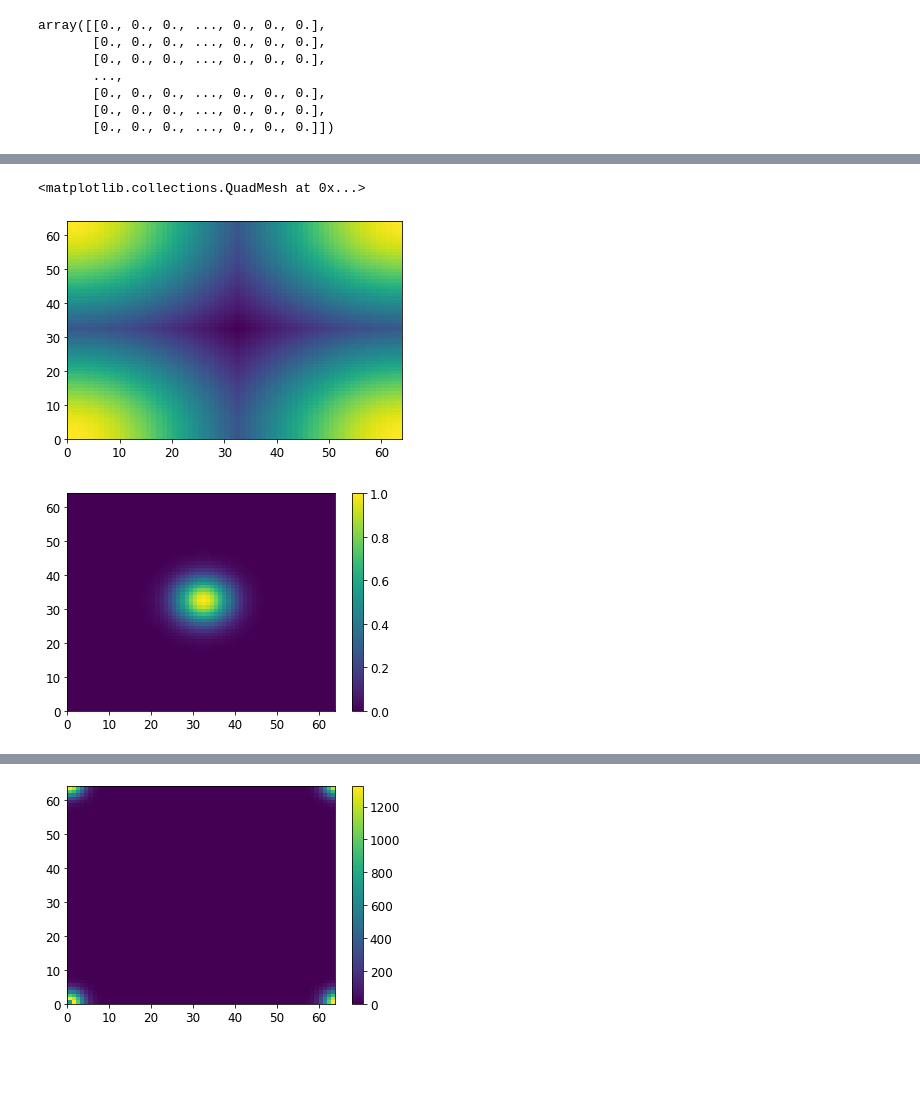
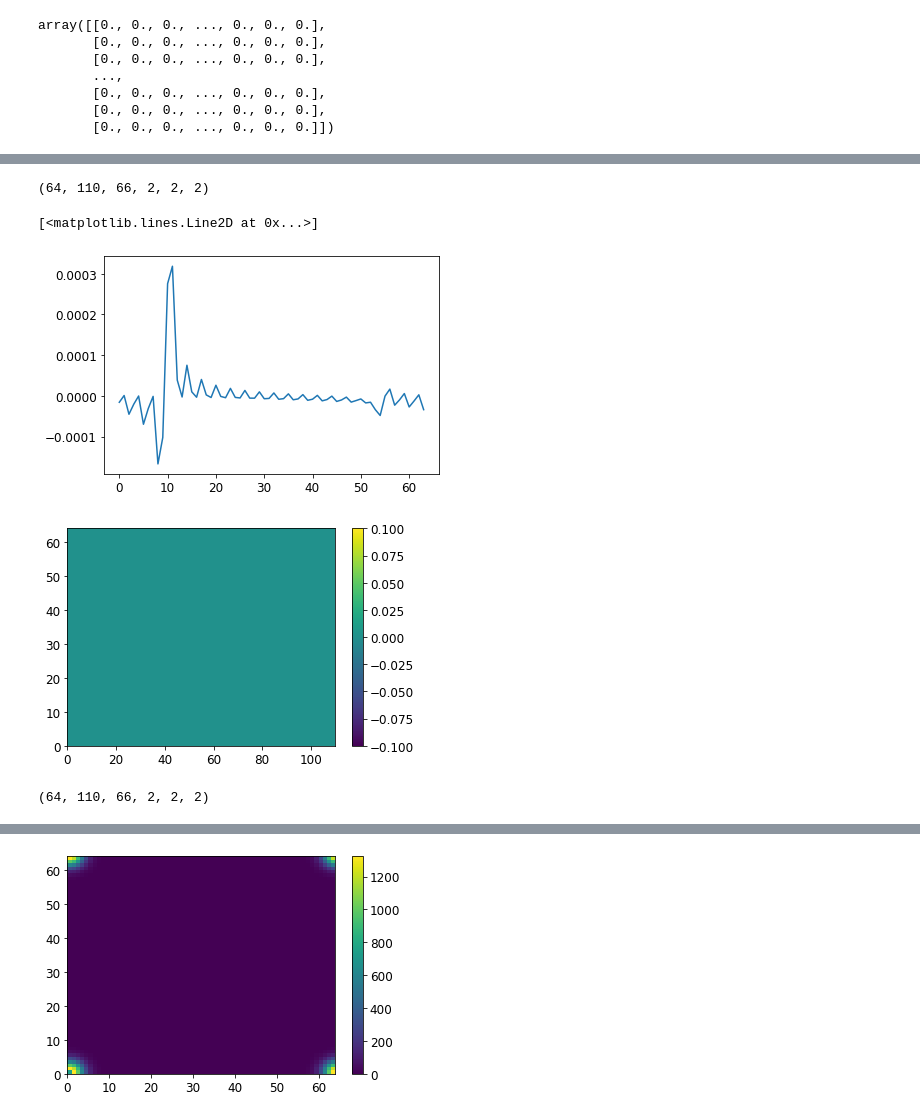
Before and after one commit to Alcauchy/ALLIANCE, a Jupyter notebook: post/ControlOfAlliance.ipynb, the cells around one changed output, grey strips where cells are left out. Drawn from its saved outputs; the diff is of its cells as text; code cells hidden in the pictures; blank space fills up the shorter version.

```diff
--- a/post/ControlOfAlliance.ipynb
+++ b/post/ControlOfAlliance.ipynb
@@ -306,13 +318,21 @@ FileNotFoundError: [Errno 2] Unable to open file (unable to open file: name = '/
+# %%
+distr["hr"].shape
+# %% [output]
+(64, 110, 66, 2, 2, 2)
 # %%
-plt.pcolormesh(J00[...,1])
+plt.plot(distr["hr"][:,16,0,0,0,0])
 # %% [output]
-<matplotlib.collections.QuadMesh at 0x...>
+[<matplotlib.lines.Line2D at 0x...>]
-[figure, old version]
+[figure, new version]
 # %%
 loadDistributions(BASE_PATH,0)
 plt.figure()
-plt.pcolormesh(distr["hr"][...,32,0,0,0])
+plt.pcolormesh(distr["hr"][...,65,0,0,0])
 plt.colorbar()
 plt.show()
 # %% [output]
-[figure, old version]
+[figure, new version]
+# %%
+distr_init.shape
+# %% [output]
+(64, 110, 66, 2, 2, 2)
```
Also changed, not shown: parts of 24 cells of this notebook, 10 other files.
